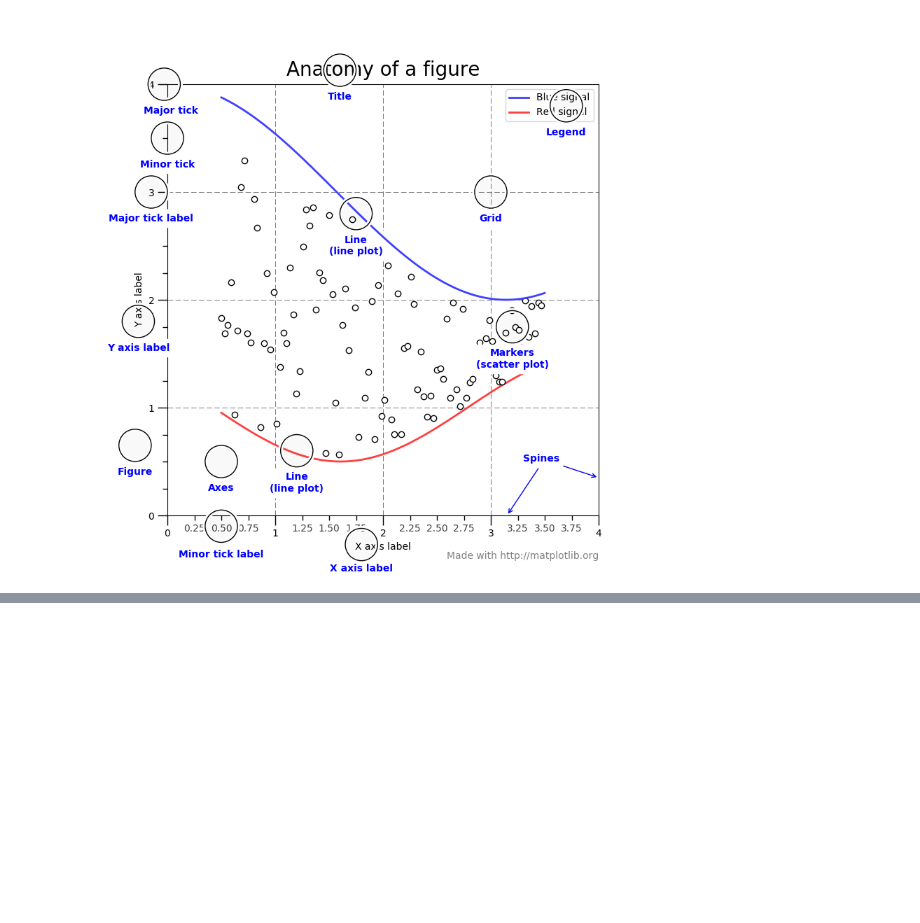
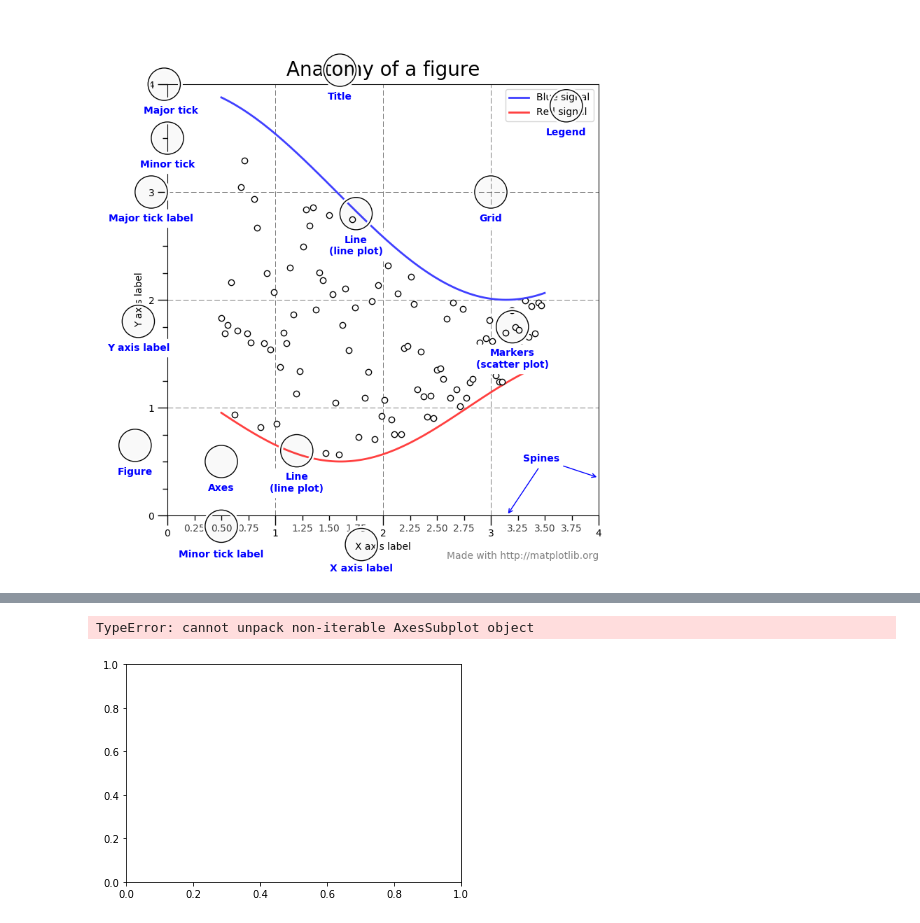
Before and after one commit to Poissonza/Python-Tutorial-Notes, a Jupyter notebook: 4. Matplotlib.ipynb, the cells around one changed output, grey strips where cells are left out. Saved outputs shown, nothing was run; the diff lists cells and outputs as text; code cells hidden in the pictures; blank space fills up the shorter version.

```diff
--- a/4. Matplotlib.ipynb
+++ b/4. Matplotlib.ipynb
@@ -7,0 +22,7 @@ Image("Images/anatomy.png")
+# %%
+fig = plt.figure() # a Figure with no Axes
+fig,ax = plt.subplot() # a figure with a single Axes
+fig,ax = plt.subplot(2,2) #a Figure with 2x2 grid of Axes
+# %% [output]
+TypeError: cannot unpack non-iterable AxesSubplot object
+[figure, added]
```
Also changed, not shown: parts of 3 cells of this notebook, 9 other files.
